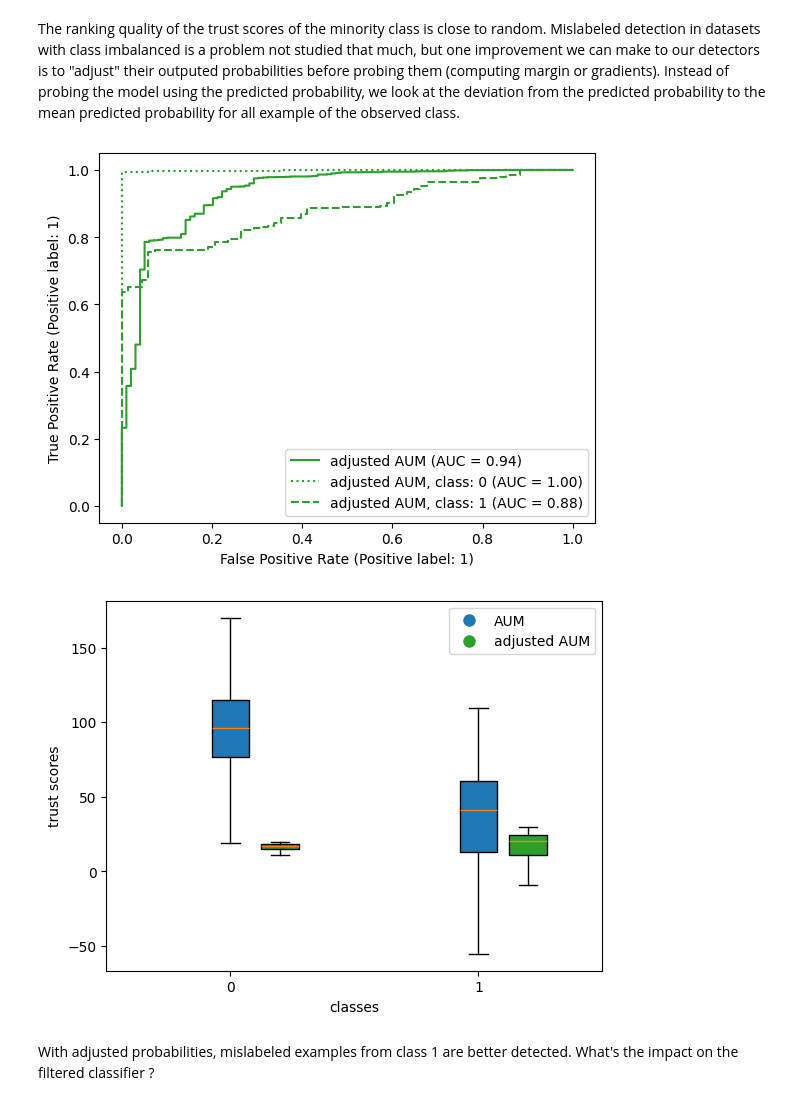
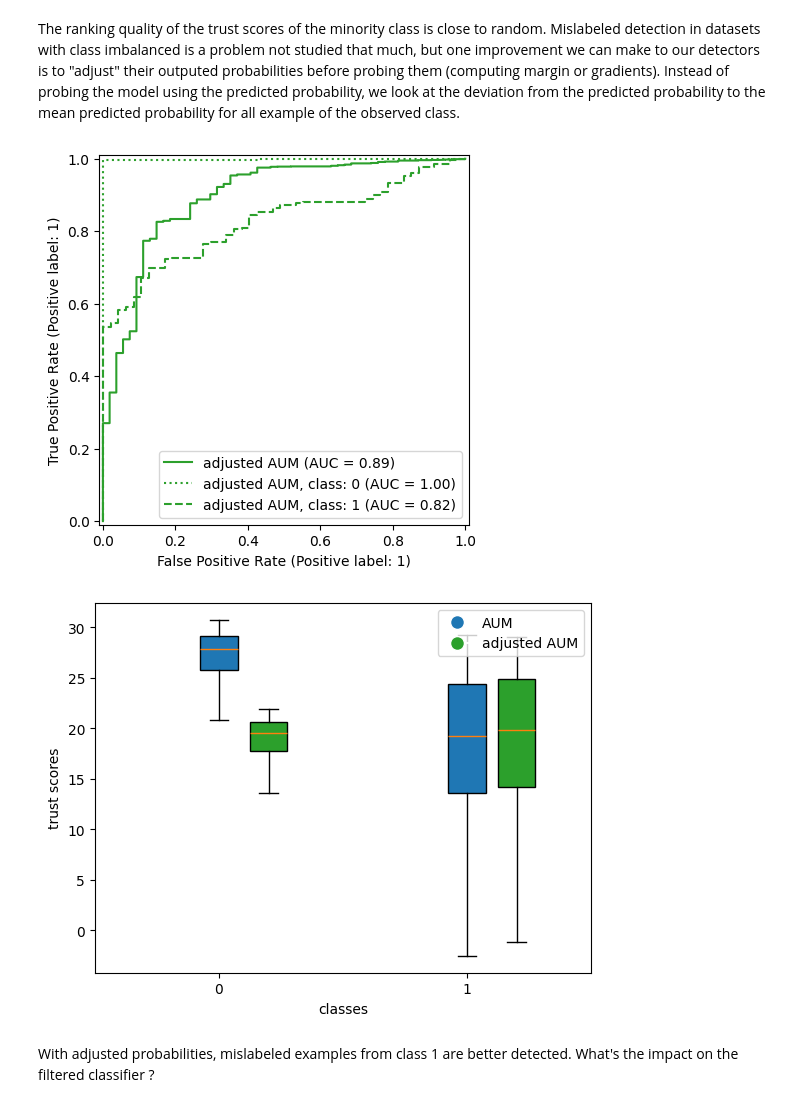
Before and after one commit to Orange-OpenSource/mislabeled, a Jupyter notebook: examples/plot_sms.ipynb, the cells around one changed output. Drawn from its saved outputs; the diff is of its cells as text; code cells hidden in the pictures.

```diff
--- a/examples/plot_sms.ipynb
+++ b/examples/plot_sms.ipynb
@@ -232,13 +239,13 @@ What's happening ? After filtering the dataset we got performance close to doing
 
 This detector is inspired from the litterature of explainability and suppose that mislabeled examples will have also noisy explanations for their predictions.
 # %%
-from mislabeled.detect.detectors import LinearVoSG
+from mislabeled.detect.detectors import VoSG
 
-vosg = LinearVoSG(classifier)
+vosg = VoSG(classifier)
 with warnings.catch_warnings():
     warnings.filterwarnings("ignore", category=ConvergenceWarning)
-    vosg_trust_scores = vosg.trust_score(X, y_noisy)
+    vosg_trust_scores = vosg.trust_score(X_train, y_noisy_train)
 
-RocCurveDisplay.from_predictions(y == y_noisy, vosg_trust_scores)
+RocCurveDisplay.from_predictions(clean_train, vosg_trust_scores , color=f"tab:orange")
 # %% [output]
 <sklearn.metrics._plot.roc_curve.RocCurveDisplay at 0x...>
@@ -250,17 +257,17 @@ vosg_scores = np.empty((n_runs, n_splits))
 
 for i in range(n_runs):
     classifier.set_params(random_state=seed + i)
-    vosg = LinearVoSG(classifier)
+    vosg = VoSG(classifier)
     with warnings.catch_warnings():
         warnings.filterwarnings("ignore", category=ConvergenceWarning)
-        vosg_trust_scores = vosg.trust_score(X, y_noisy)
+        vosg_trust_scores = vosg.trust_score(X_train, y_noisy_train)
     for j, split in enumerate(splits):
         classifier.set_params(random_state=seed + i * n_splits + j)
         filtered = vosg_trust_scores >= np.quantile(vosg_trust_scores, split)
         try:
             with warnings.catch_warnings():
                 warnings.filterwarnings("ignore", category=ConvergenceWarning)
-                classifier.fit(X[filtered], y_noisy[filtered])
+                classifier.fit(X_train[filtered], y_noisy_train[filtered])
             vosg_scores[i, j] = balanced_accuracy_score(
                 y_test, classifier.predict(X_test)
             )
@@ -336,8 +343,8 @@ for name, trust_scores, color in [
 ]:
     for ls, c in zip([":", "--"], np.unique(y)):
         RocCurveDisplay.from_predictions(
-            y[y == c] == y_noisy[y == c],
-            trust_scores[y == c],
+            clean_train[y_train == c],
+            trust_scores[y_train == c],
             name=f"{name}, class: {c}",
             ax=ax,
             linestyle=ls,
@@ -353,19 +360,20 @@ The ranking quality of the trust scores of the minority class is close to random
 from mislabeled.detect import ModelProbingDetector
 from mislabeled.ensemble import ProgressiveEnsemble
 from mislabeled.aggregate import sum
+from mislabeled.probe import Adjust, Margin, Probabilities
 
 adjusted_aum = ModelProbingDetector(
-    classifier, ProgressiveEnsemble(), "adjusted_margin", sum
+    classifier, ProgressiveEnsemble(), Margin(Adjust(Probabilities())), sum
 )
 
 with warnings.catch_warnings():
     warnings.filterwarnings("ignore", category=ConvergenceWarning)
-    adjusted_aum_trust_scores = adjusted_aum.trust_score(X, y_noisy)
+    adjusted_aum_trust_scores = adjusted_aum.trust_score(X_train, y_noisy_train)
 
 fig, ax = plt.subplots()
 
 RocCurveDisplay.from_predictions(
-    y == y_noisy,
+    clean_train,
     adjusted_aum_trust_scores,
     color="tab:green",
     name="adjusted AUM",
@@ -373,8 +381,8 @@ RocCurveDisplay.from_predictions(
 )
 for ls, c in zip([":", "--"], np.unique(y)):
     RocCurveDisplay.from_predictions(
-        y[y == c] == y_noisy[y == c],
-        adjusted_aum_trust_scores[y == c],
+        clean_train[y_train==c],
+        adjusted_aum_trust_scores[y_train == c],
         name=f"adjusted AUM, class: {c}",
         ax=ax,
         linestyle=ls,
@@ -383,48 +391,48 @@ for ls, c in zip([":", "--"], np.unique(y)):
 
 plt.show()
 # %% [output]
-[figure, old version]
+[figure, new version]
 # %%
 from matplotlib import colormaps
 
 plt.boxplot(
-    [aum_trust_scores[y == c] for c in np.unique(y)],
+    [aum_trust_scores[y_train == c] for c in np.unique(y)],
     patch_artist=True,
     positions=np.unique(y) - 0.1,
     boxprops=dict(facecolor=colormaps["tab10"](0)),
-    labels=np.unique(y),
+    tick_labels=np.unique(y),
     showfliers=False,
 )
 plt.boxplot(
-    [adjusted_aum_trust_scores[y == c] for c in np.unique(y)],
+    [adjusted_aum_trust_scores[y_train == c] for c in np.unique(y)],
     patch_artist=True,
     positions=np.unique(y) + 0.1,
     boxprops=dict(facecolor=colormaps["tab10"](2)),
     manage_ticks=False,
     showfliers=False,
 )
 plt.ylabel("trust scores")
 plt.xlabel("classes")
 plt.legend(
     handles=[
         plt.Line2D(
             [],
             [],
             marker=".",
             markersize=20,
             markerfacecolor=color,
             color="w",
             label=label,
         )
         for color, label in zip(
             [colormaps["tab10"](0), colormaps["tab10"](2)], ["AUM", "adjusted AUM"]
         )
     ],
     loc="upper right",
 )
 plt.show()
 # %% [output]
-[figure, old version]
+[figure, new version]
 # %% [markdown]
 With adjusted probabilities, mislabeled examples from class 1 are better detected. What's the impact on the filtered classifier ?
 # %%
```
Also changed, not shown: parts of 19 cells of this notebook.
